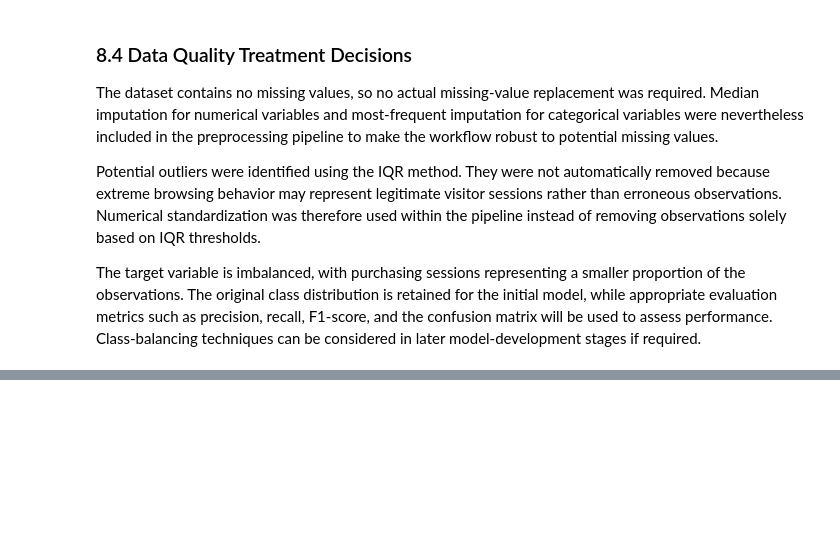
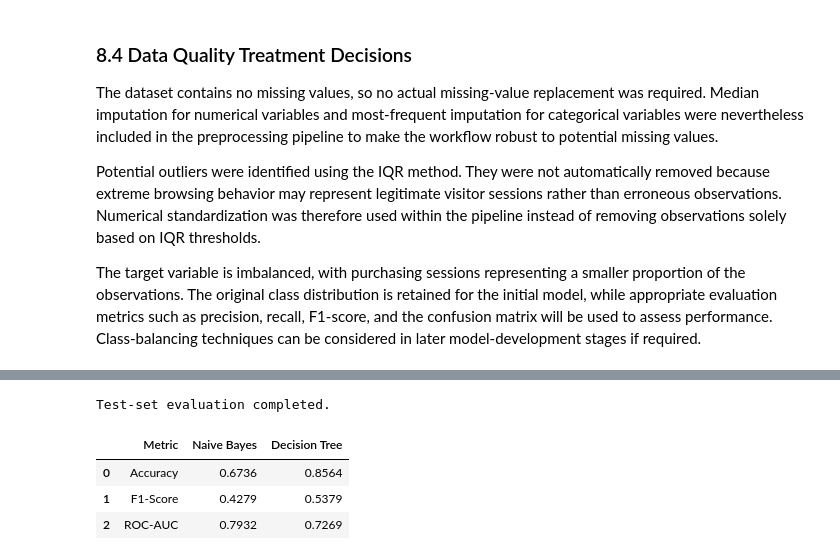
Before and after one commit to SyedFaizFarrukh/ML_Project, a Jupyter notebook: ML_Assignment_1.ipynb, the cells around one changed output, grey strips where cells are left out. Saved outputs shown, nothing was run; the diff lists cells and outputs as text; code cells hidden in the pictures; blank space fills up the shorter version.

```diff
--- a/ML_Assignment_1.ipynb
+++ b/ML_Assignment_1.ipynb
@@ -708,0 +1008,38 @@ The target variable is imbalanced, with purchasing sessions representing a small
+# %%
+from sklearn.metrics import accuracy_score, f1_score, roc_auc_score
+
+# Train both models on the complete training set
+nb_pipeline.fit(X_train, y_train)
+dt_pipeline.fit(X_train, y_train)
+
+# Generate predictions on the unseen test set
+nb_predictions = nb_pipeline.predict(X_test)
+dt_predictions = dt_pipeline.predict(X_test)
+
+# Calculate ROC-AUC using predicted probabilities
+nb_probabilities = nb_pipeline.predict_proba(X_test)[:, 1]
+dt_probabilities = dt_pipeline.predict_proba(X_test)[:, 1]
+
+# Store test-set results
+test_results = pd.DataFrame({
+    "Metric": ["Accuracy", "F1-Score", "ROC-AUC"],
+    "Naive Bayes": [
+        accuracy_score(y_test, nb_predictions),
+        f1_score(y_test, nb_predictions),
+        roc_auc_score(y_test, nb_probabilities)
+    ],
+    "Decision Tree": [
+        accuracy_score(y_test, dt_predictions),
+        f1_score(y_test, dt_predictions),
+        roc_auc_score(y_test, dt_probabilities)
+    ]
+})
+
+print("Test-set evaluation completed.")
+test_results.round(4)
+# %% [output]
+Test-set evaluation completed.
+|  | Metric | Naive Bayes | Decision Tree |
+| 0 | Accuracy | 0.6736 | 0.8564 |
+| 1 | F1-Score | 0.4279 | 0.5379 |
+| 2 | ROC-AUC | 0.7932 | 0.7269 |
```
Also changed, not shown: parts of 10 cells of this notebook.
